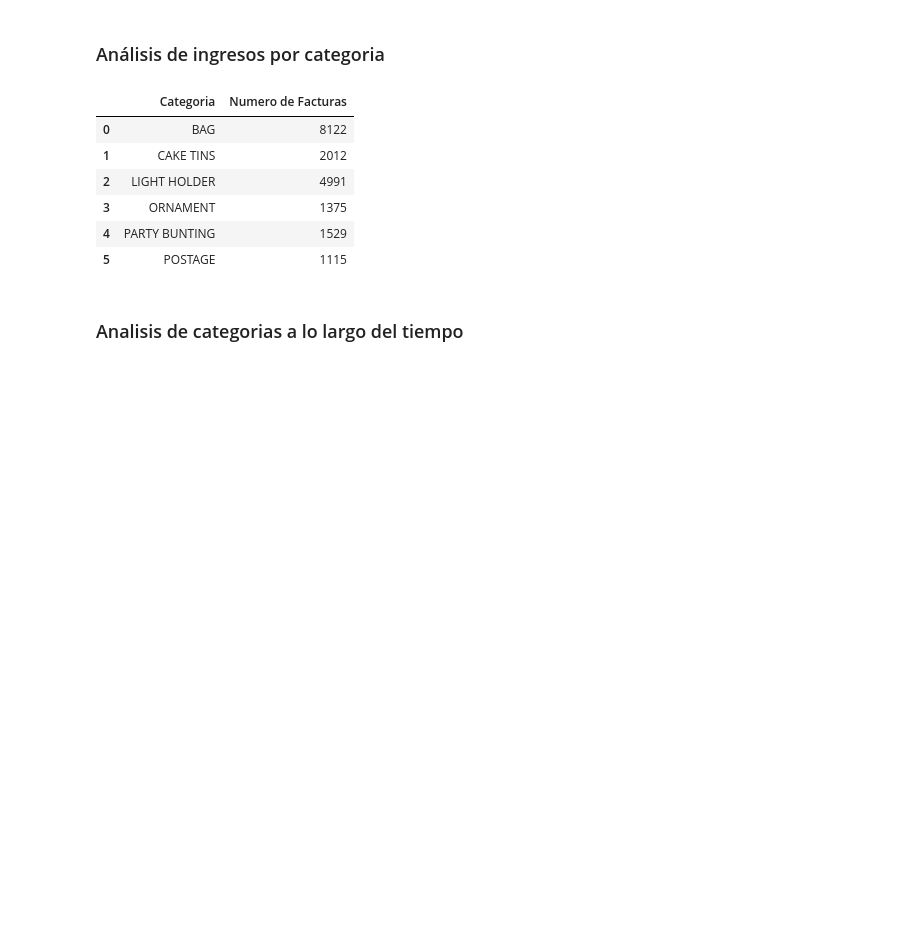
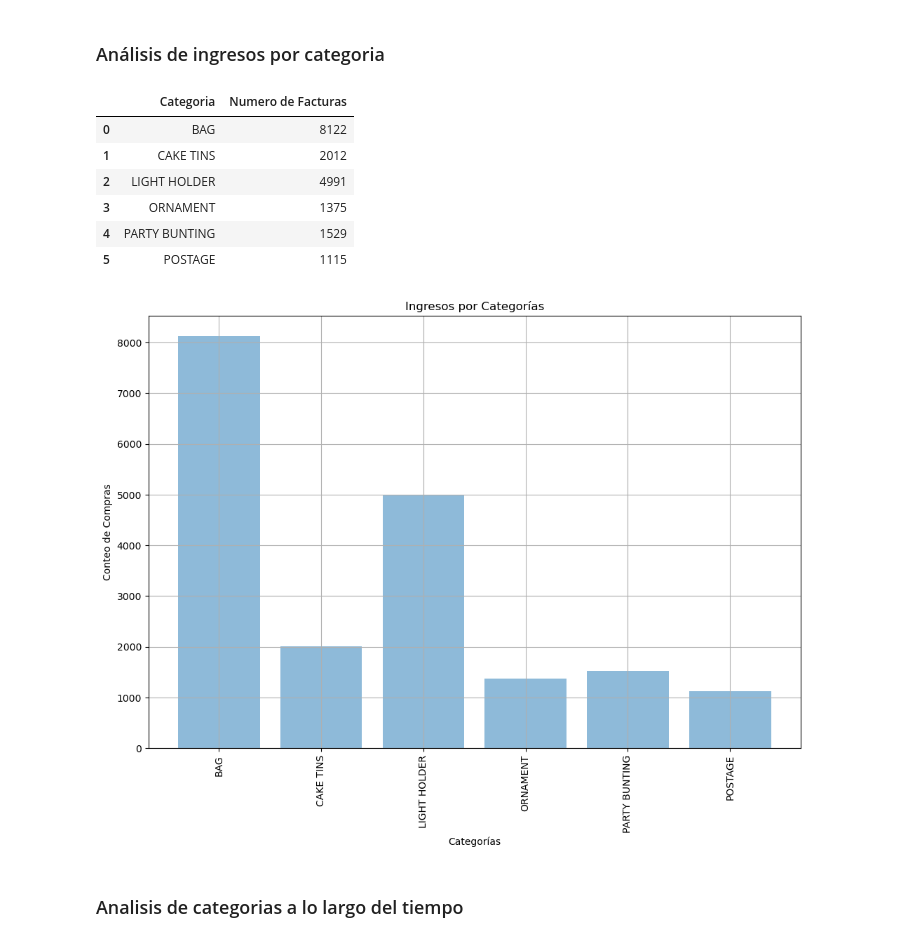
Before and after one commit to alan-caballero-g/Hackaton-Retail-Challenge-2024, a Jupyter notebook: datasets/Retail_Challenge.ipynb, the cells around one changed output. Saved outputs shown, nothing was run; the diff lists cells and outputs as text; code cells hidden in the pictures; blank space fills up the shorter version.

```diff
--- a/datasets/Retail_Challenge.ipynb
+++ b/datasets/Retail_Challenge.ipynb
@@ -1226,6 +1286,17 @@ facturas_por_categoria
 | 3 | ORNAMENT | 1375 |
 | 4 | PARTY BUNTING | 1529 |
 | 5 | POSTAGE | 1115 |
+# %%
+plt.figure(figsize=(12, 8))
+plt.bar(facturas_por_categoria['Categoria'], facturas_por_categoria['Numero de Facturas'], alpha=0.5, )
+plt.title('Ingresos por Categorías')
+plt.xlabel('Categorías')
+plt.ylabel('Conteo de Compras')
+plt.grid(True)
+plt.xticks(rotation = 90)
+plt.show()
+# %% [output]
+[figure, added]
 # %% [markdown]
 ### Analisis de categorias a lo largo del tiempo
 # %%
```
Also changed, not shown: parts of 25 cells of this notebook.
